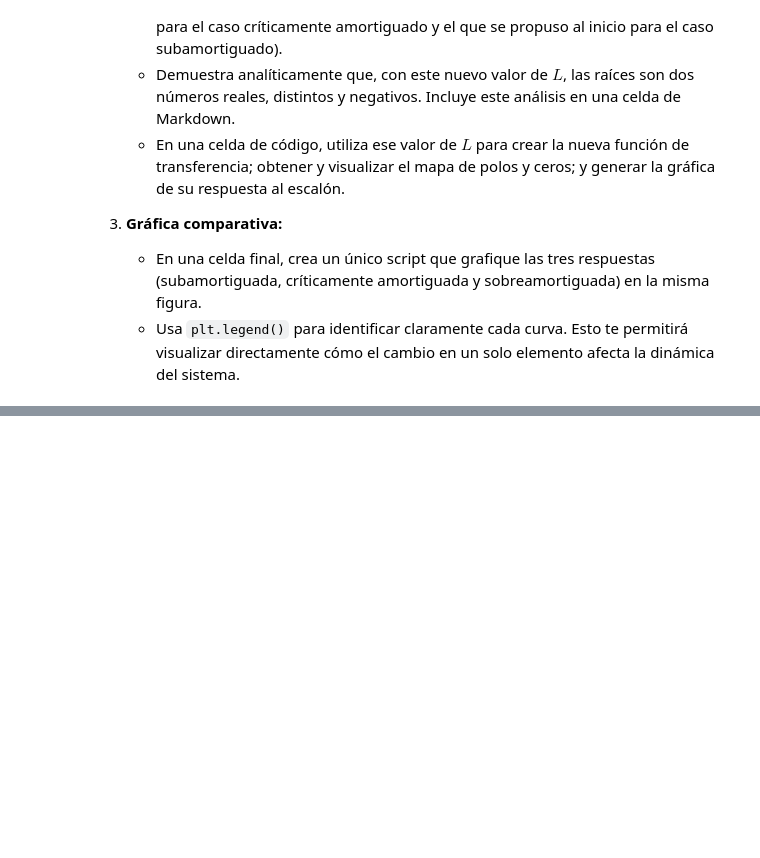
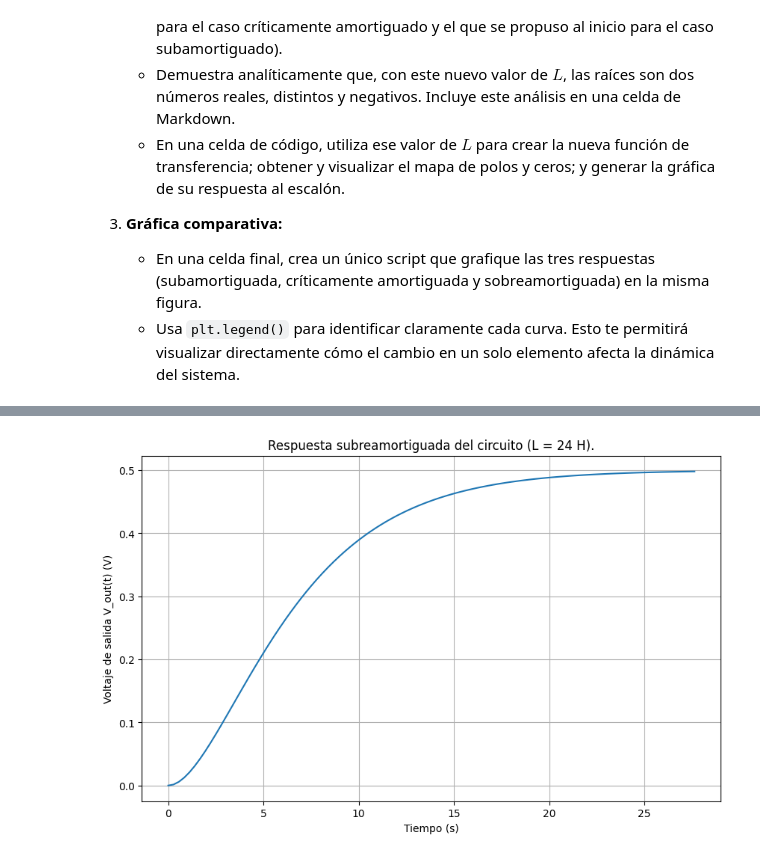
Before and after one commit to JesusFabianReyesCruz/control-clasico, a Jupyter notebook: practicas/P_2_02_Respuestas_circuito_segundo_orden.ipynb, the cells around one changed output, grey strips where cells are left out. Cells and saved outputs as stored; diff of their text form; code cells hidden in the pictures; blank space fills up the shorter version.

```diff
--- a/practicas/P_2_02_Respuestas_circuito_segundo_orden.ipynb
+++ b/practicas/P_2_02_Respuestas_circuito_segundo_orden.ipynb
@@ -252,0 +390,16 @@ $$\mathbf{s_2 = \frac{-4.5 - \sqrt{4.25}}{2} \approx -3.2808}$$
+# %%
+# --- Simulación de la respuesta al escalón unitario. ---
+# Calculamos la respuesta del sistema a una entrada de 1 V.
+# t es el vector de tiempo y vout_subamortiguado es el vector de la salida V_out(t).
+t, vout_subre = ct.step_response(sistema_subre)
+
+# --- Graficación de la respuesta. ---
+plt.figure(figsize=(10, 6))
+plt.plot(t, vout_subre)
+plt.title('Respuesta subreamortiguada del circuito (L = 24 H).')
+plt.xlabel('Tiempo (s)')
+plt.ylabel('Voltaje de salida V_out(t) (V)')
+plt.grid(True)
+plt.show()
+# %% [output]
+[figure, added]
```
Also changed, not shown: parts of 10 cells of this notebook.
